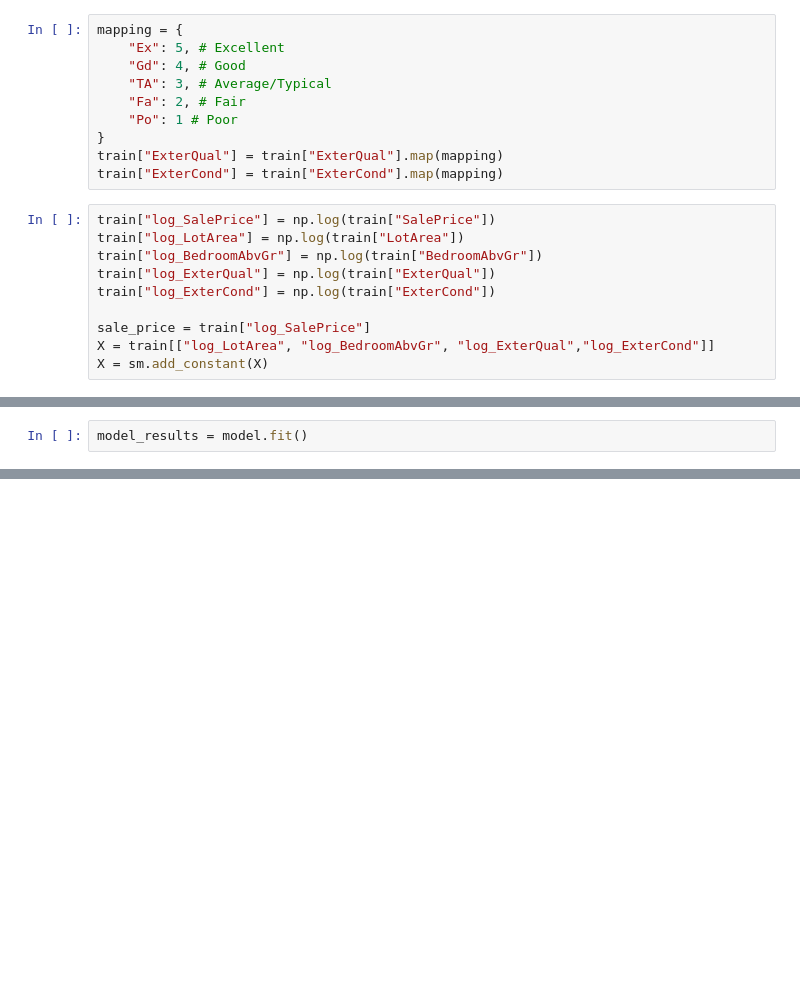
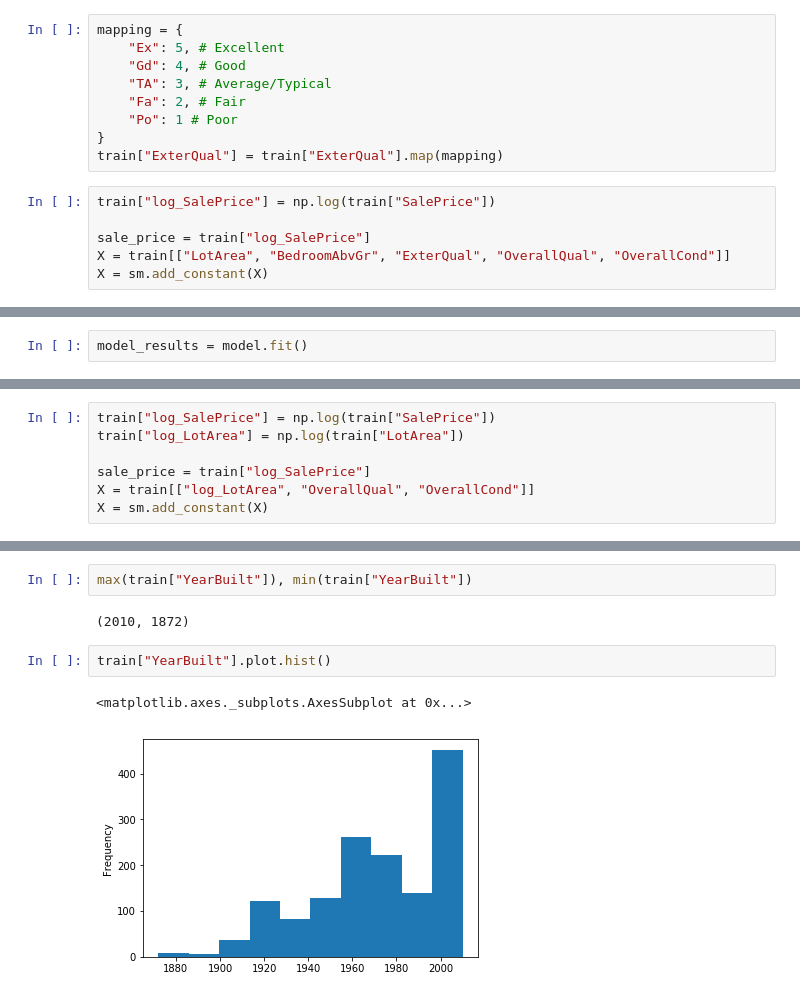
Before and after one commit to EricSchles/kaggle_housing, a Jupyter notebook: analysis_of_feature_engineering.ipynb, the cells around one changed output, grey strips where cells are left out. Saved outputs shown, nothing was run; the diff lists cells and outputs as text; blank space fills up the shorter version.

```diff
--- a/analysis_of_feature_engineering.ipynb
+++ b/analysis_of_feature_engineering.ipynb
@@ -104,16 +108,11 @@ mapping = {
     "Po": 1 # Poor
 }
 train["ExterQual"] = train["ExterQual"].map(mapping)
-train["ExterCond"] = train["ExterCond"].map(mapping)
 # %%
 train["log_SalePrice"] = np.log(train["SalePrice"])
-train["log_LotArea"] = np.log(train["LotArea"])
-train["log_BedroomAbvGr"] = np.log(train["BedroomAbvGr"])
-train["log_ExterQual"] = np.log(train["ExterQual"])
-train["log_ExterCond"] = np.log(train["ExterCond"])
 
 sale_price = train["log_SalePrice"]
-X = train[["log_LotArea", "log_BedroomAbvGr", "log_ExterQual","log_ExterCond"]]
+X = train[["LotArea", "BedroomAbvGr", "ExterQual", "OverallQual", "OverallCond"]]
 X = sm.add_constant(X)
 # %%
 model = sm.OLS(sale_price, X)
@@ -151,0 +230,7 @@ dir(model)
+# %%
+train["log_SalePrice"] = np.log(train["SalePrice"])
+train["log_LotArea"] = np.log(train["LotArea"])
+
+sale_price = train["log_SalePrice"]
+X = train[["log_LotArea", "OverallQual", "OverallCond"]]
+X = sm.add_constant(X)
@@ -151,0 +279,9 @@ dir(model)
+# %%
+max(train["YearBuilt"]), min(train["YearBuilt"])
+# %% [output]
+(2010, 1872)
+# %%
+train["YearBuilt"].plot.hist()
+# %% [output]
+<matplotlib.axes._subplots.AxesSubplot at 0x...>
+[figure, added]
```
Also changed, not shown: parts of 30 cells of this notebook, 1 other file.
